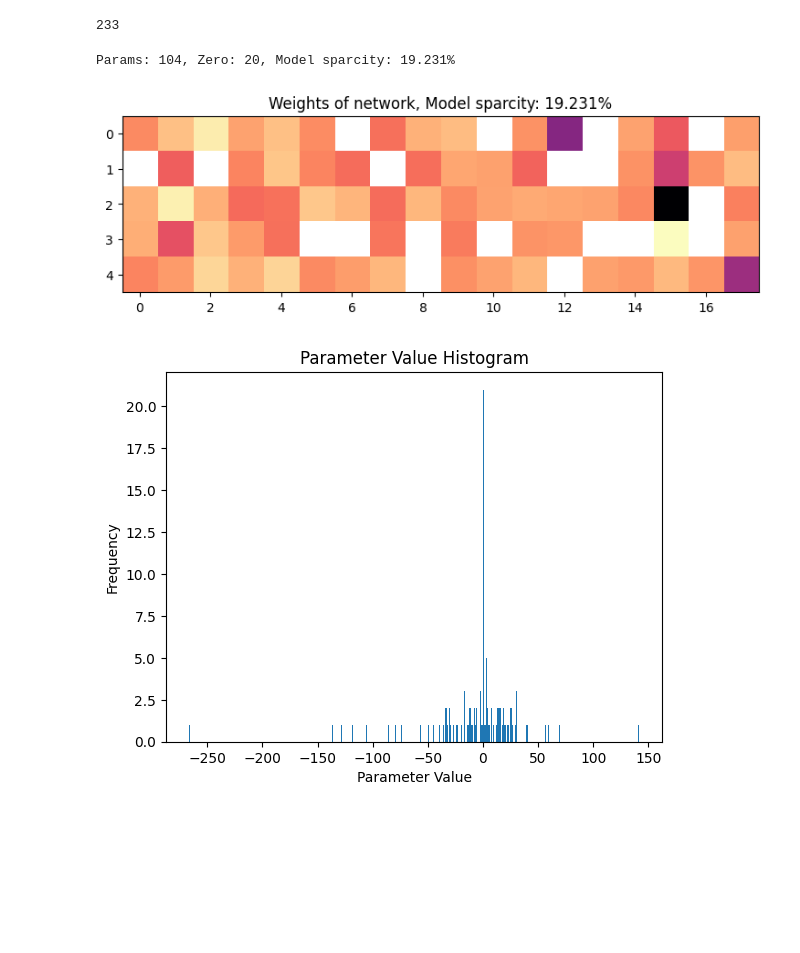
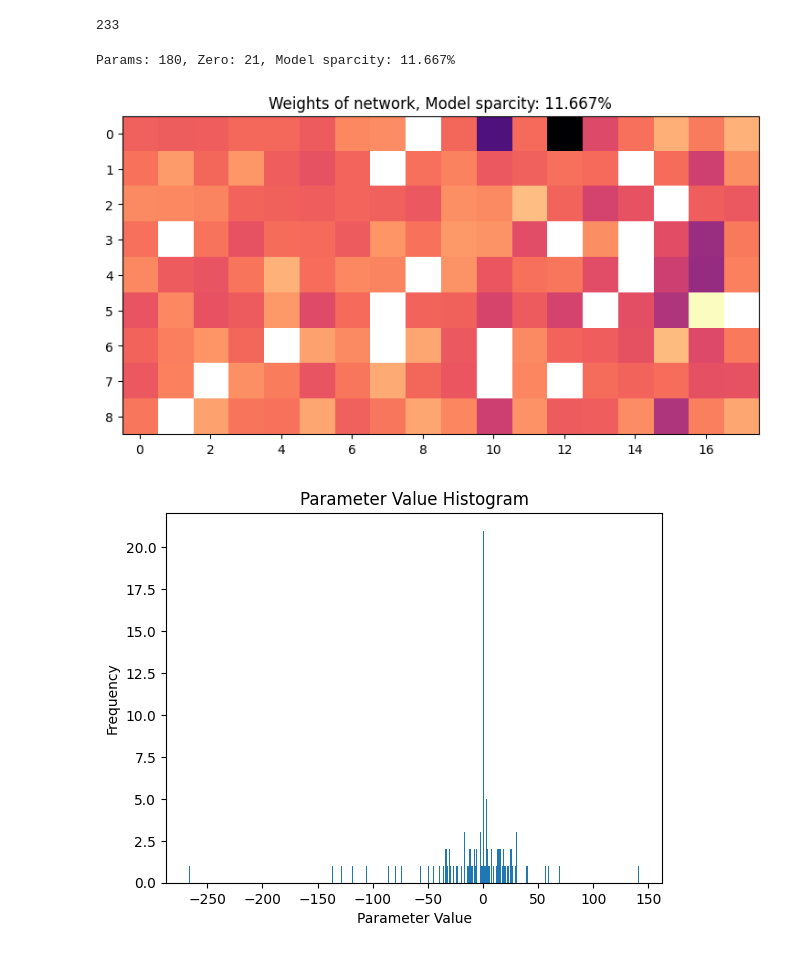
Before and after one commit to JackHanke/smalltictactoe, a Jupyter notebook: workspace.ipynb, the cells around one changed output. Cells and saved outputs as stored; diff of their text form; code cells hidden in the pictures; blank space fills up the shorter version.

```diff
--- a/workspace.ipynb
+++ b/workspace.ipynb
@@ -518,27 +518,28 @@ len(states_dict)
 233
 # %%
 model = TicTacToeNet(
-    hidden_sizes=[5],
+    hidden_sizes=[9],
     input_size=9
 )
-PATH = 'models/checkpoints/pruning/nn_nonz_84_104_[9, 5, 9].pth'
-PATH = 'models/checkpoints/pruning/nn_104_[5]_1_9.pth'
+# PATH = 'models/checkpoints/nnother_[9, 9, 9]_180_2026-10-25-21:10:15.pth'
+# PATH = 'models/checkpoints/nnother_extend_[9, 9, 9]_180_2026-10-25-21:16:42.pth'
+PATH = 'models/checkpoints/pruning/nn_nonz_159_180_[9, 9, 9].pth'
 model.load_state_dict(torch.load(PATH, weights_only=True))
 
 zerocount, total = 0, 0
 for param in model.parameters():
     tens = param.flatten().tolist()
     for thing in tens:
         total += 1
         if thing == 0:
             zerocount += 1
 
 print(f'Params: {total}, Zero: {zerocount}, Model sparcity: {zerocount/total*100:.3f}%')
 
 plot_weights(model, ispruned=True, title=f'Weights of network, Model sparcity: {zerocount/total*100:.3f}%')
 # %% [output]
-Params: 104, Zero: 20, Model sparcity: 19.231%
+Params: 180, Zero: 21, Model sparcity: 11.667%
-[figure, old version]
+[figure, new version]
 # %%
 params = []
 for param in model.parameters(): params.extend(param.flatten().tolist())
```
Also changed, not shown: 29 other files.
